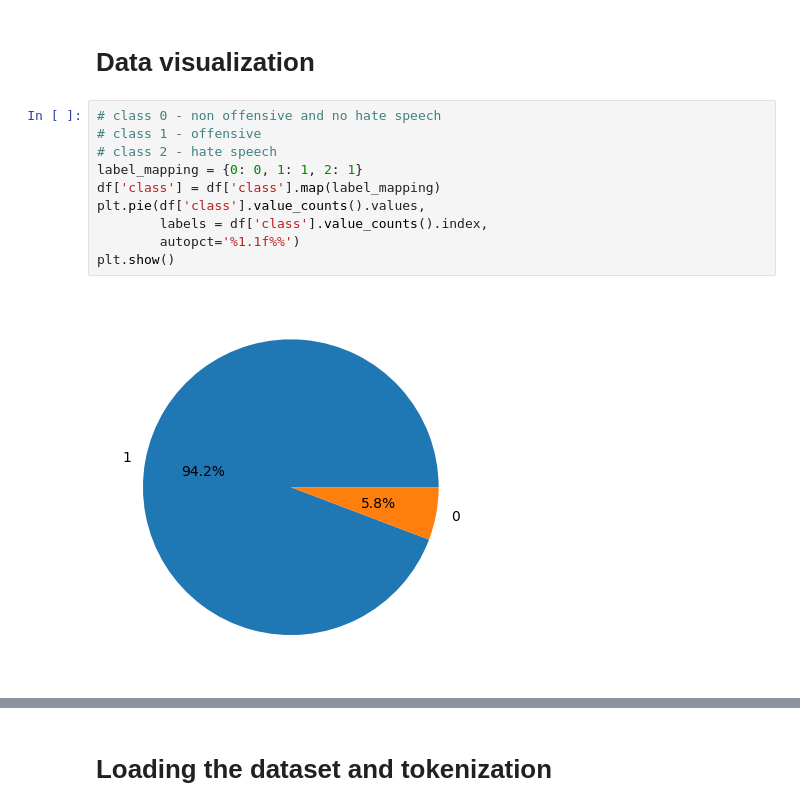
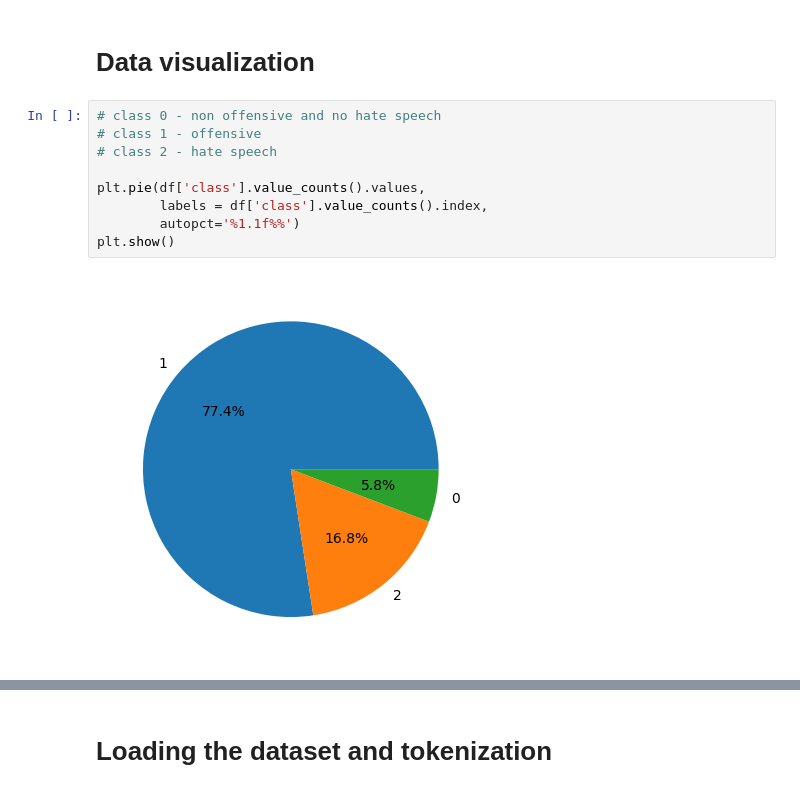
Before and after one commit to spring-board-b2-hate-speech/group-1, a Jupyter notebook: FINAL_DL.ipynb, the cells around one changed output, grey strips where cells are left out. Drawn from its saved outputs; the diff is of its cells as text.

```diff
--- a/FINAL_DL.ipynb
+++ b/FINAL_DL.ipynb
@@ -184,15 +184,14 @@ df.to_csv('final.csv', index=False) #save as file
 # %%
 # class 0 - non offensive and no hate speech
 # class 1 - offensive
 # class 2 - hate speech
-label_mapping = {0: 0, 1: 1, 2: 1}
-df['class'] = df['class'].map(label_mapping)
+
 plt.pie(df['class'].value_counts().values,
 		labels = df['class'].value_counts().index,
 		autopct='%1.1f%%')
 plt.show()
 # %% [output]
-[figure, old version]
+[figure, new version]
 # %%
 from wordcloud import WordCloud
 def plot_word_cloud(data, typ):
```
Also changed, not shown: parts of 8 cells of this notebook.
